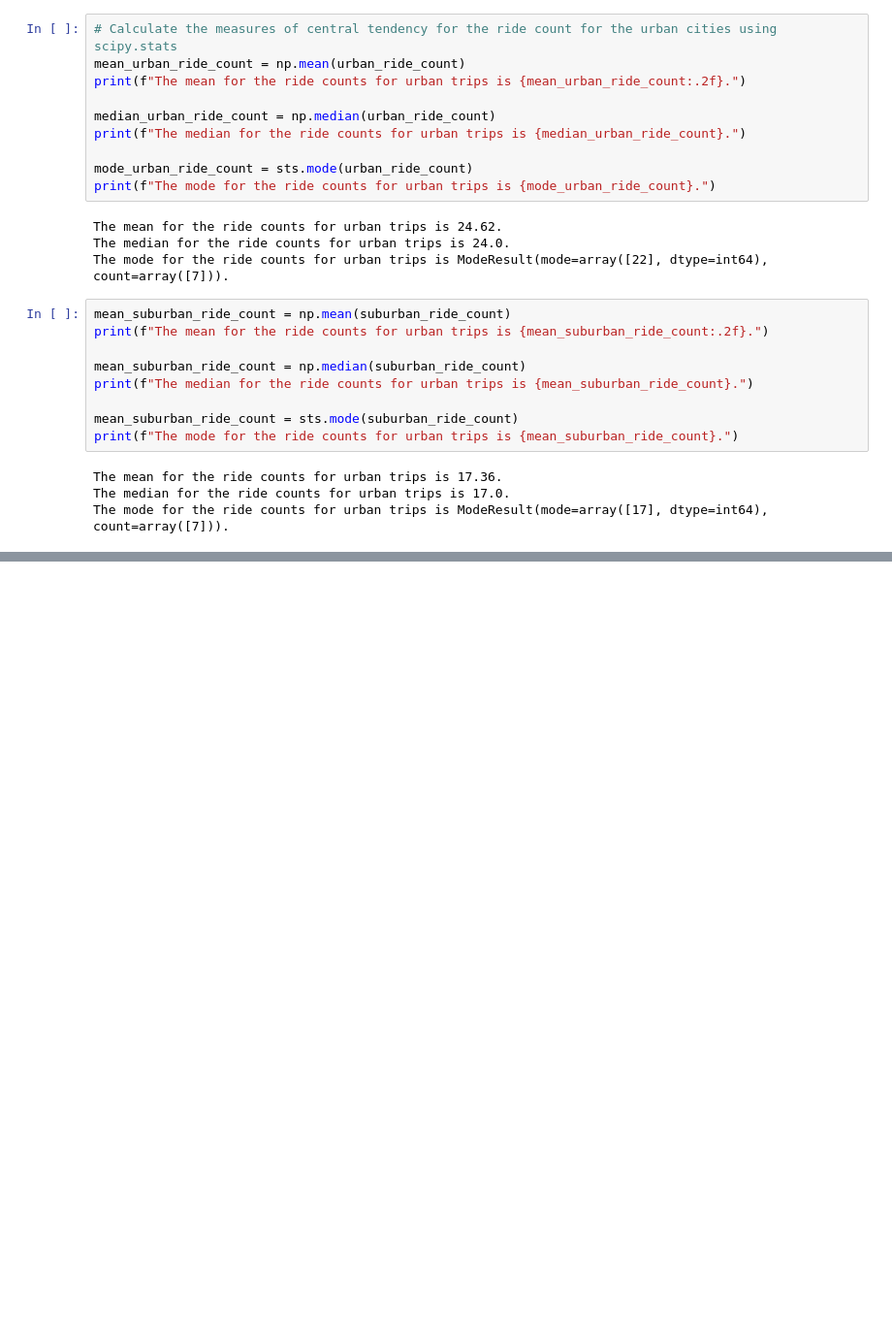
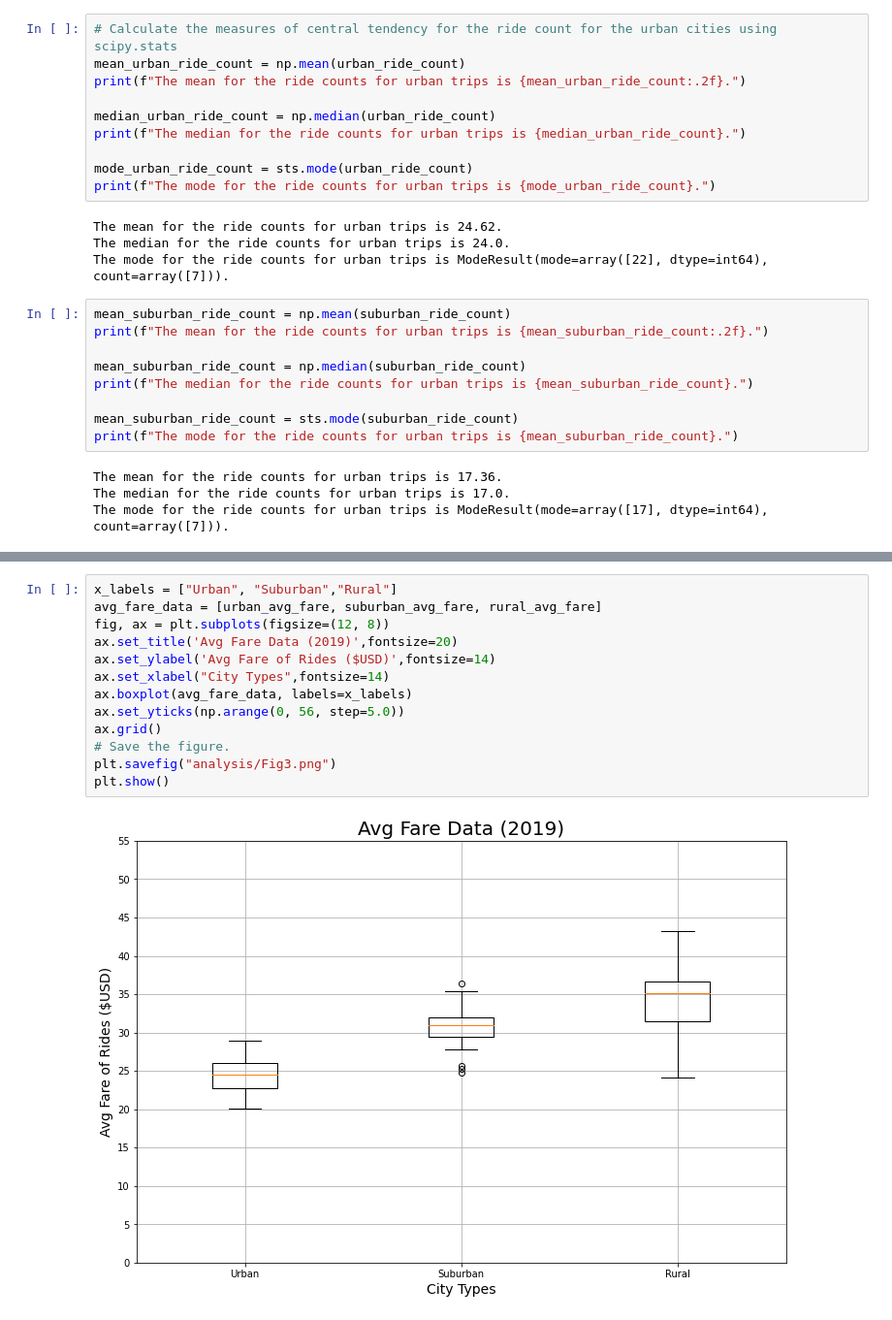
Before and after one commit to cameronmitchell18/PyBer-Analysis-Practice, a Jupyter notebook: PyBer_Project_Practice.ipynb, the cells around one changed output, grey strips where cells are left out. Shown at 97% size. Cells and saved outputs as stored; diff of their text form; blank space fills up the shorter version.

```diff
--- a/PyBer_Project_Practice.ipynb
+++ b/PyBer_Project_Practice.ipynb
@@ -268,0 +319,15 @@ The mode for the ride counts for urban trips is ModeResult(mode=array([17], dtyp
+# %%
+x_labels = ["Urban", "Suburban","Rural"]
+avg_fare_data = [urban_avg_fare, suburban_avg_fare, rural_avg_fare]
+fig, ax = plt.subplots(figsize=(12, 8))
+ax.set_title('Avg Fare Data (2019)',fontsize=20)
+ax.set_ylabel('Avg Fare of Rides ($USD)',fontsize=14)
+ax.set_xlabel("City Types",fontsize=14)
+ax.boxplot(avg_fare_data, labels=x_labels)
+ax.set_yticks(np.arange(0, 56, step=5.0))
+ax.grid()
+# Save the figure.
+plt.savefig("analysis/Fig3.png")
+plt.show()
+# %% [output]
+[figure, added]
```
Also changed, not shown: parts of 4 cells of this notebook, 2 other files.
